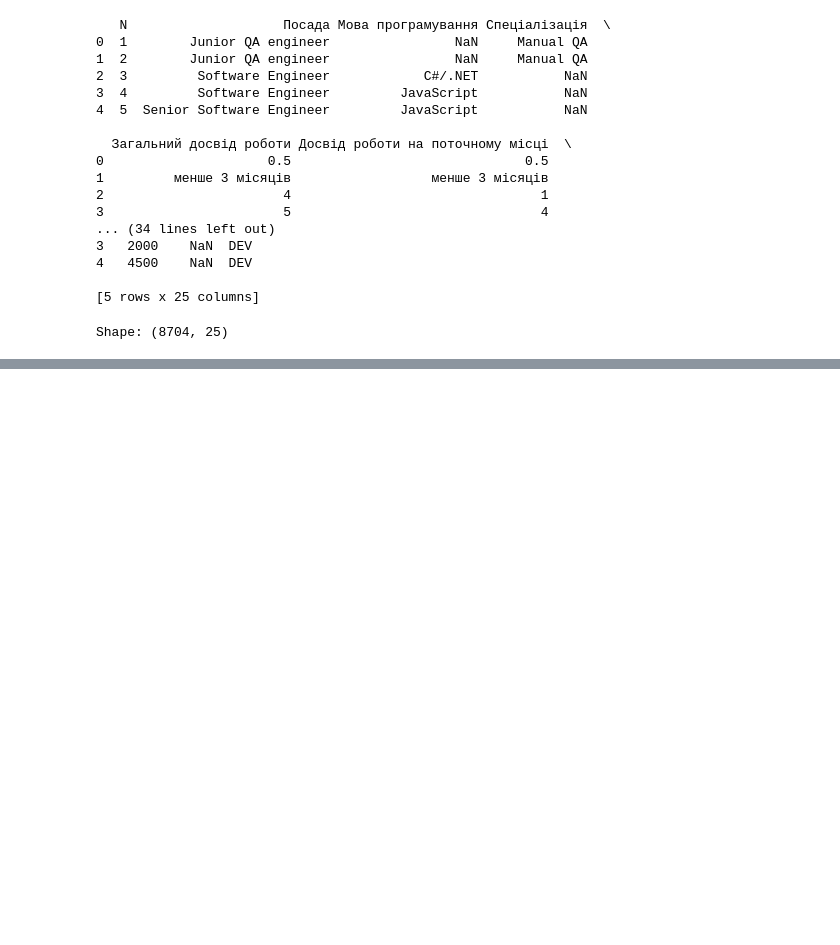
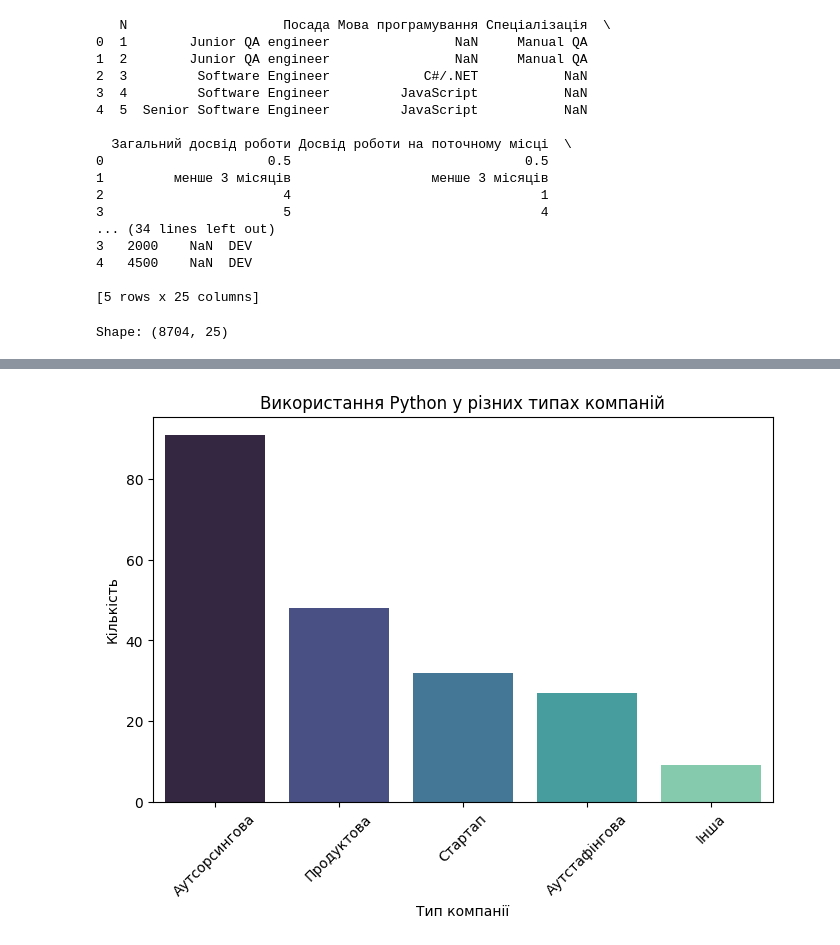
Before and after one commit to Nataliia-Kaguia/goit-ds-hw-05, a Jupyter notebook: hw_05_2.ipynb, the cells around one changed output, grey strips where cells are left out. Saved outputs shown, nothing was run; the diff lists cells and outputs as text; code cells hidden in the pictures; blank space fills up the shorter version.

```diff
--- a/hw_05_2.ipynb
+++ b/hw_05_2.ipynb
@@ -164,0 +193,16 @@ Name: avg, dtype: float64
+# %%
+# Графік використання Python у різних типах компаній
+python_company = df[df["Мова програмування"] == "Python"]["Тип компанії"].value_counts().reset_index()
+python_company.columns = ["Тип компанії", "Кількість"]
+
+plt.figure(figsize=(8,5))
+sns.barplot(
+    data=python_company,
+    x="Тип компанії", y="Кількість",
+    hue="Тип компанії", palette="mako", legend=False
+)
+plt.xticks(rotation=45)
+plt.title("Використання Python у різних типах компаній")
+plt.show()
+# %% [output]
+[figure, added]
```
Also changed, not shown: parts of 20 cells of this notebook.
